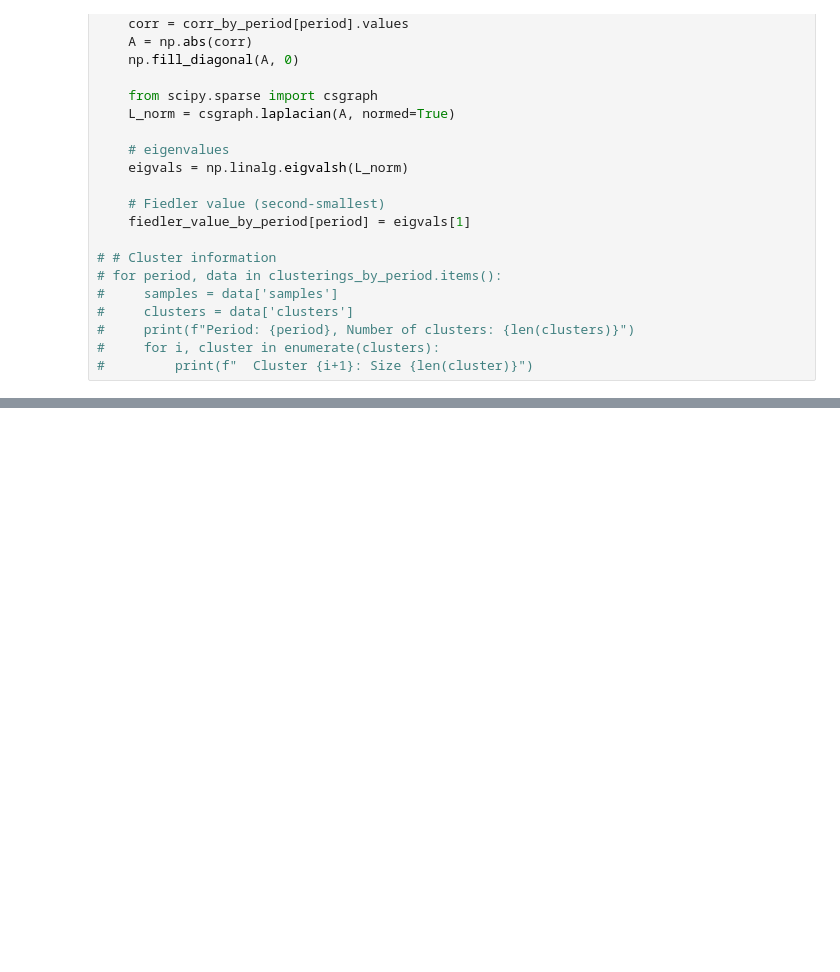
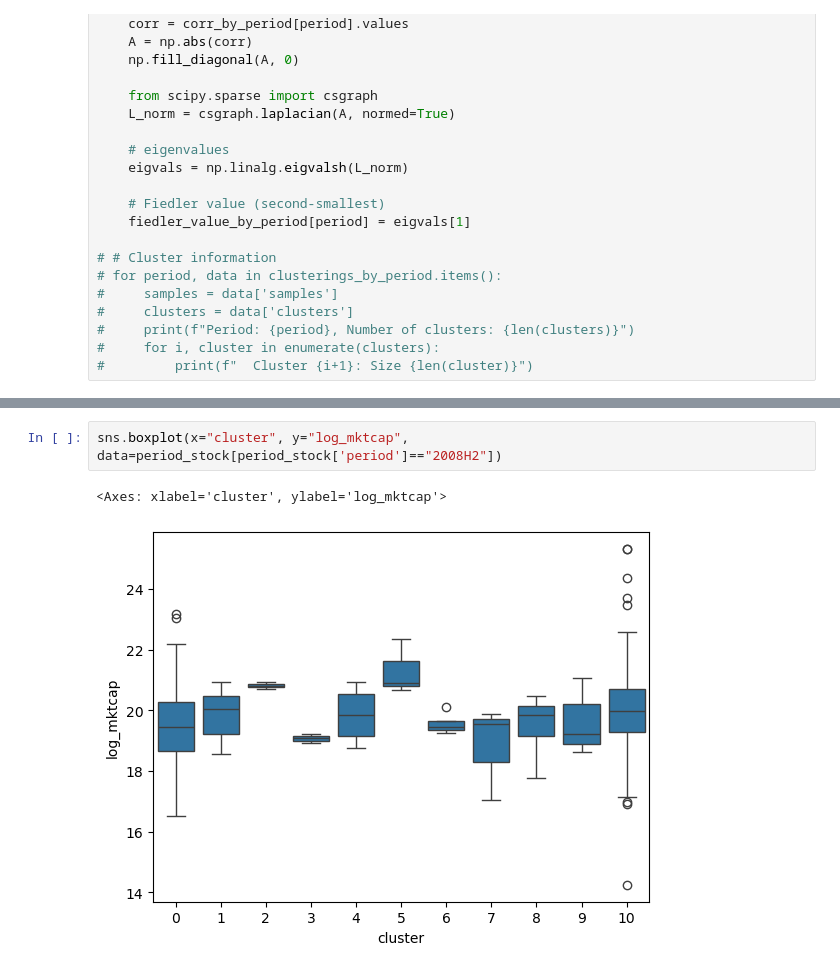
Before and after one commit to Ra20r/spectral-analysis, a Jupyter notebook: clustering.ipynb, the cells around one changed output, grey strips where cells are left out. Drawn from its saved outputs; the diff is of its cells as text; blank space fills up the shorter version.

```diff
--- a/clustering.ipynb
+++ b/clustering.ipynb
@@ -174,0 +329,5 @@ plt.show()
+# %%
+sns.boxplot(x="cluster", y="log_mktcap", data=period_stock[period_stock['period']=="2008H2"])
+# %% [output]
+<Axes: xlabel='cluster', ylabel='log_mktcap'>
+[figure, added]
```
Also changed, not shown: parts of 24 cells of this notebook.
